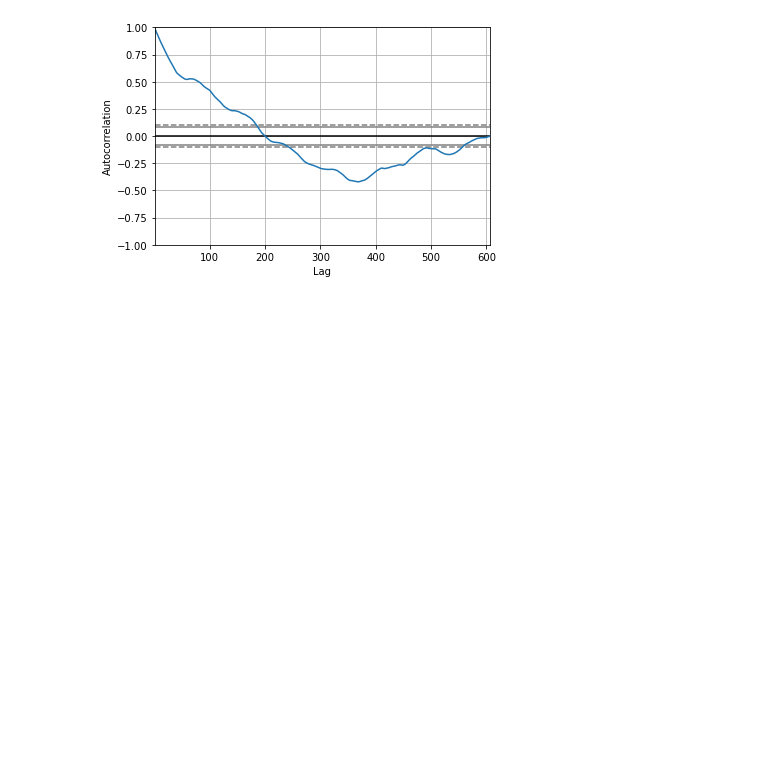
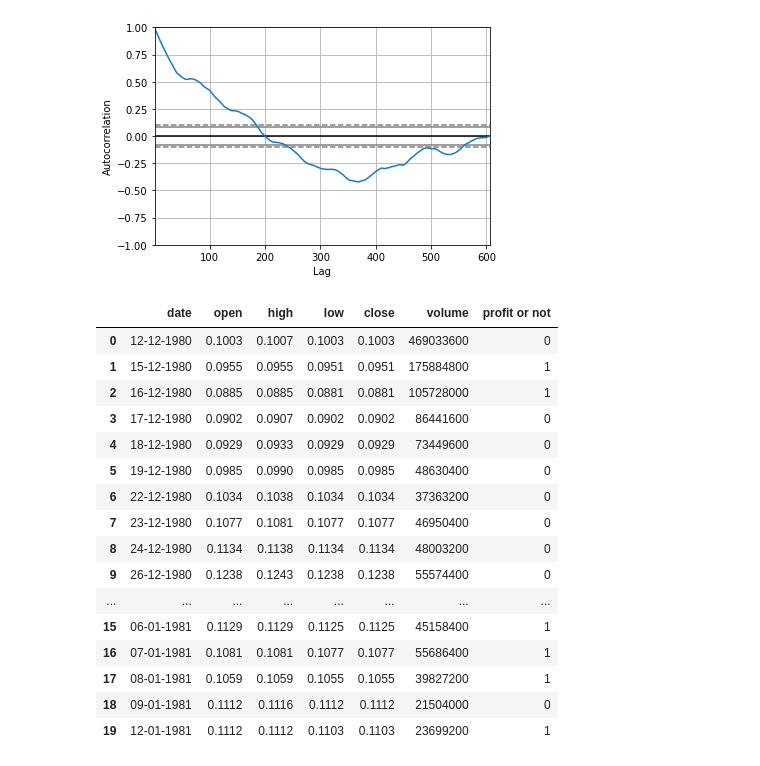
Before and after one commit to Shambhurajdesai/Time-Series, a Jupyter notebook: Untitled.ipynb, the cells around one changed output. Drawn from its saved outputs; the diff is of its cells as text; code cells hidden in the pictures; blank space fills up the shorter version.

```diff
--- a/Untitled.ipynb
+++ b/Untitled.ipynb
@@ -229,3 +229,23 @@ pd.plotting.autocorrelation_plot(df_2019['close'])
 # %% [output]
 <AxesSubplot:xlabel='Lag', ylabel='Autocorrelation'>
 [figure]
+# %%
+df.head(20)
+# %% [output]
+|  | date | open | high | low | close | volume | profit or not |
+| 0 | 12-12-1980 | 0.1003 | 0.1007 | 0.1003 | 0.1003 | 469033600 | 0 |
+| 1 | 15-12-1980 | 0.0955 | 0.0955 | 0.0951 | 0.0951 | 175884800 | 1 |
+| 2 | 16-12-1980 | 0.0885 | 0.0885 | 0.0881 | 0.0881 | 105728000 | 1 |
+| 3 | 17-12-1980 | 0.0902 | 0.0907 | 0.0902 | 0.0902 | 86441600 | 0 |
+| 4 | 18-12-1980 | 0.0929 | 0.0933 | 0.0929 | 0.0929 | 73449600 | 0 |
+| 5 | 19-12-1980 | 0.0985 | 0.0990 | 0.0985 | 0.0985 | 48630400 | 0 |
+| 6 | 22-12-1980 | 0.1034 | 0.1038 | 0.1034 | 0.1034 | 37363200 | 0 |
+| 7 | 23-12-1980 | 0.1077 | 0.1081 | 0.1077 | 0.1077 | 46950400 | 0 |
+| 8 | 24-12-1980 | 0.1134 | 0.1138 | 0.1134 | 0.1134 | 48003200 | 0 |
+| 9 | 26-12-1980 | 0.1238 | 0.1243 | 0.1238 | 0.1238 | 55574400 | 0 |
+| ... | ... | ... | ... | ... | ... | ... | ... |
+| 15 | 06-01-1981 | 0.1129 | 0.1129 | 0.1125 | 0.1125 | 45158400 | 1 |
+| 16 | 07-01-1981 | 0.1081 | 0.1081 | 0.1077 | 0.1077 | 55686400 | 1 |
+| 17 | 08-01-1981 | 0.1059 | 0.1059 | 0.1055 | 0.1055 | 39827200 | 1 |
+| 18 | 09-01-1981 | 0.1112 | 0.1116 | 0.1112 | 0.1112 | 21504000 | 0 |
+| 19 | 12-01-1981 | 0.1112 | 0.1112 | 0.1103 | 0.1103 | 23699200 | 1 |
```
Also changed, not shown: parts of 5 cells of this notebook.
